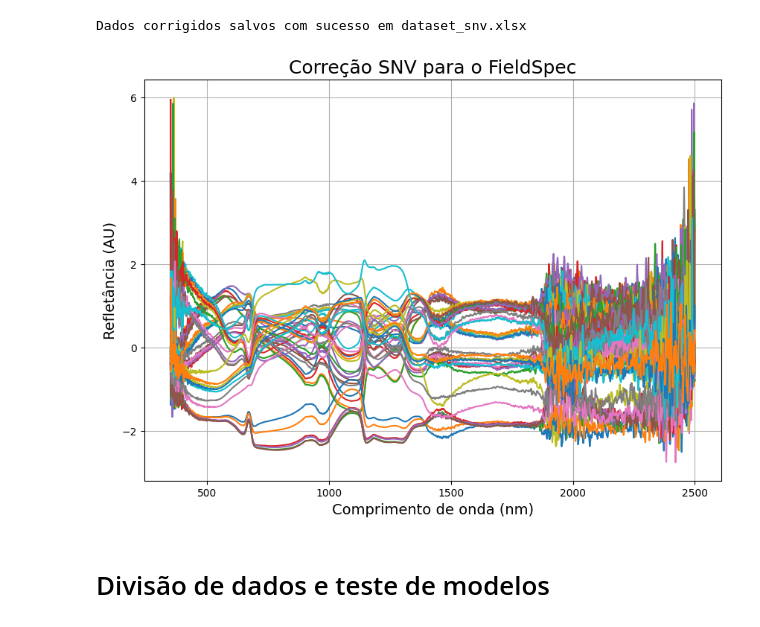
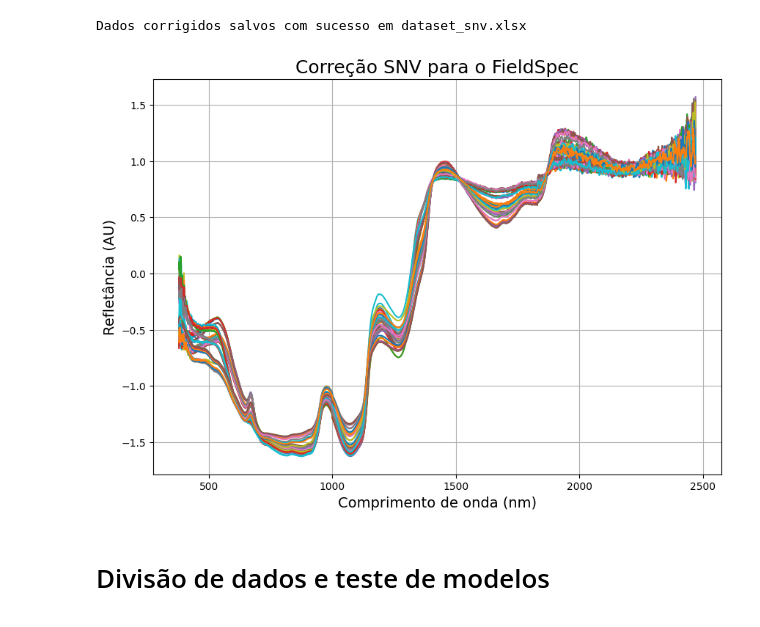
Before and after one commit to xndrxssx/field_spec_data_tests, a Jupyter notebook: field_spec_tanques_fermentacao.ipynb, the cells around one changed output. Cells and saved outputs as stored; diff of their text form; code cells hidden in the pictures.

```diff
--- a/field_spec_tanques_fermentacao.ipynb
+++ b/field_spec_tanques_fermentacao.ipynb
@@ -240,3 +249,37 @@ data_snv_fs = SNV_fs.fit_transform(fs_df_final)
+# %%
+import numpy as np
+import pandas as pd
+
+def snv(input_data):
+    """
+    Aplica a transformação Standard Normal Variate (SNV) aos dados de entrada.
+
+    Parameters:
+    input_data (numpy.ndarray): Dados de entrada, onde cada linha é um espectro.
+
+    Returns:
+    numpy.ndarray: Dados transformados após a aplicação do SNV.
+    """
+    # Calcular a média de cada linha
+    mean = np.mean(input_data, axis=1, keepdims=True)
+    # Calcular o desvio padrão de cada linha
+    std_dev = np.std(input_data, axis=1, keepdims=True)
+    # Aplicar a transformação SNV
+    snv_data = (input_data - mean) / std_dev
+    return snv_data
+
+# Exemplo de DataFrame (substitua pelo seu DataFrame real)
+fs_df_final
+
+# Certifique-se de que os dados são numéricos
+if not np.issubdtype(fs_df_final.values.dtype, np.number):
+    raise ValueError("Todos os dados de entrada devem ser numéricos.")
+
+# Aplicando a transformação SNV ao DataFrame
+data_snv_fs = snv(fs_df_final.values)
+data_snv_fs = pd.DataFrame(data_snv_fs, columns=fs_df_final.columns)
+
+#data_snv_fs
 # %%
 # Defina o nome do arquivo onde deseja salvar os dados corrigidos
 filename = "dataset_snv.xlsx"
@@ -251,26 +294,26 @@ Dados corrigidos salvos com sucesso em dataset_snv.xlsx
 # %%
 # Cria uma figura para o gráfico com tamanho 12x9 polegadas
 plt.figure(figsize=(10, 7))
 
 # Plota os dados corrigidos SNV em relação ao eixo x_axis_fs
-plt.plot(x_axis_fs, data_snv_fs.T)
+plt.plot(wl, data_snv_fs.T)
 
 # Define o rótulo do eixo x como "Comprimento de onda (nm)" e o tamanho da fonte como 14
 plt.xlabel("Comprimento de onda (nm)", size=14)
 
 # Define o rótulo do eixo y como "Refletância (AU)" e o tamanho da fonte como 14
 plt.ylabel("Refletância (AU)", size=14)
 
 # Define o título do gráfico como "Correção SNV para o FieldSpec" e o tamanho da fonte como 18
 plt.title("Correção SNV para o FieldSpec", size=18)
 
 # Adiciona uma grade ao gráfico
 plt.grid("on")
 
 # Exibe o gráfico
 plt.show()
 # %% [output]
-[figure, old version]
+[figure, new version]
 # %% [markdown]
 # Divisão de dados e teste de modelos
 # %%
```
Also changed, not shown: parts of 26 cells of this notebook, 4 other files.
